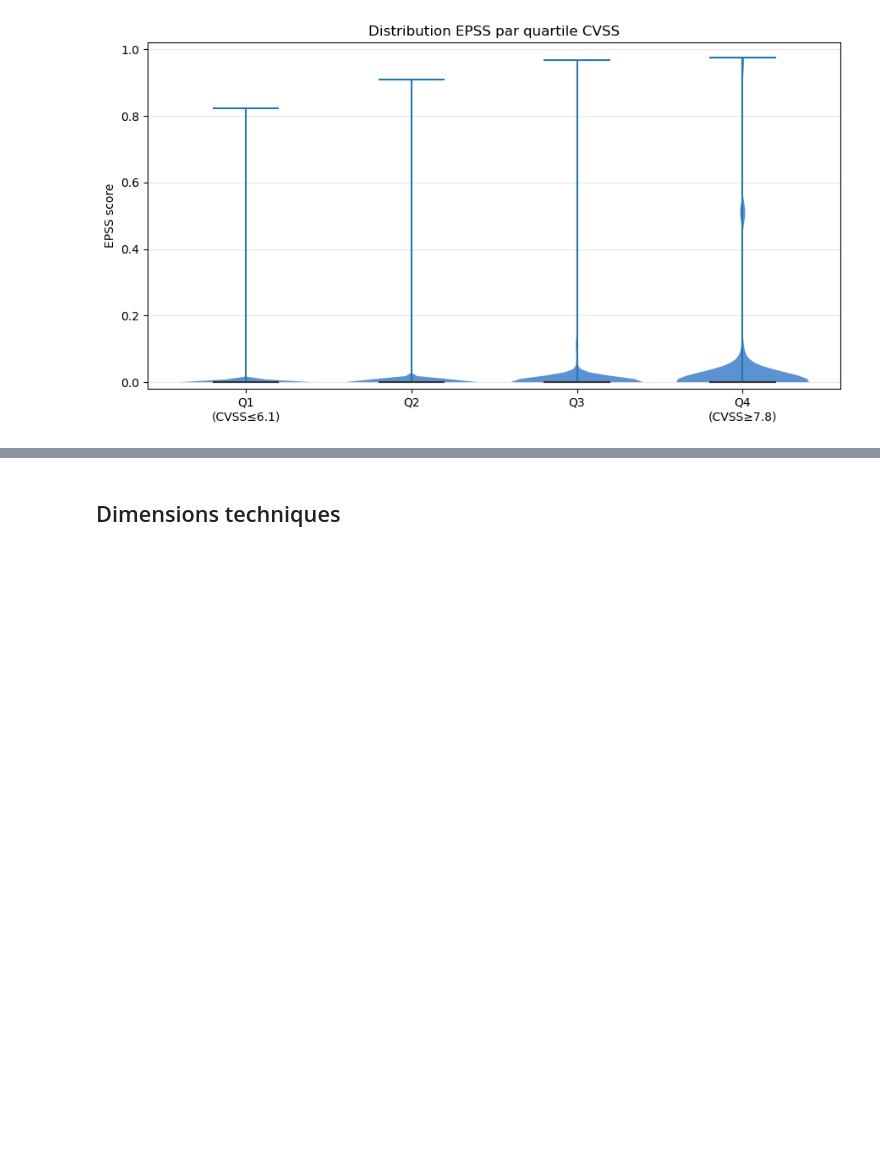
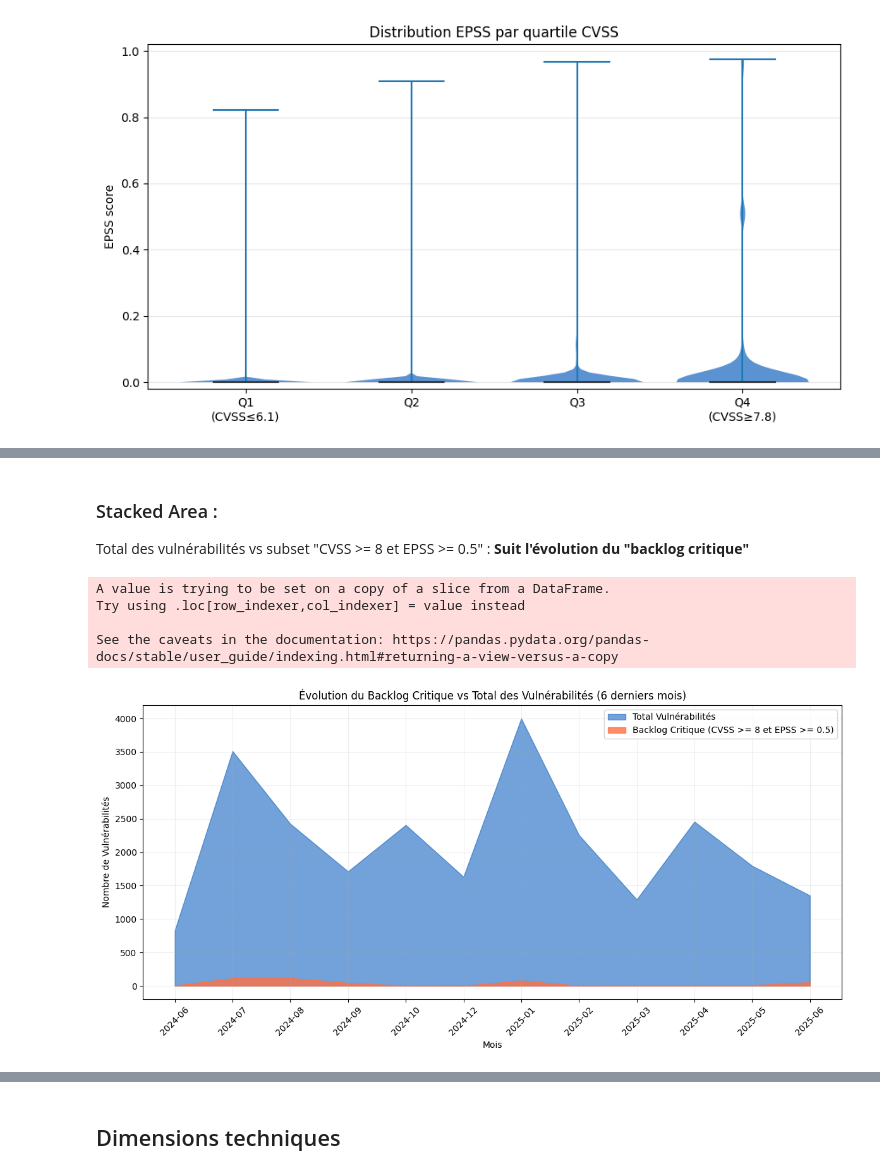
Before and after one commit to DorDNS/AtelierDS_PRJ, a Jupyter notebook: notebooks/analysis.ipynb, the cells around one changed output, grey strips where cells are left out. Cells and saved outputs as stored; diff of their text form; code cells hidden in the pictures; blank space fills up the shorter version.

```diff
--- a/notebooks/analysis.ipynb
+++ b/notebooks/analysis.ipynb
@@ -188,0 +226,41 @@ plt.show()
+# %% [markdown]
+### Stacked Area :
+
+Total des vulnérabilités vs subset "CVSS >= 8 et EPSS >= 0.5" : **Suit l'évolution du "backlog critique"**
+# %%
+# Définir la date limite (6 mois avant aujourd'hui)
+date_limite = pd.Timestamp.now() - pd.DateOffset(months=12)
+
+# Filtrer les données pour la période récente
+df_recent = df[df["date"] >= date_limite]
+
+# Regroupement par mois pour les vulnérabilités totales et critiques
+df_recent["month"] = df_recent["date"].dt.to_period("M")
+monthly_total_recent = df_recent.groupby("month").size()
+
+critical_subset_recent = df_recent[(df_recent["cvss_score"] >= 8) & (df_recent["epss_score"] >= 0.5)]
+monthly_critical_recent = critical_subset_recent.groupby("month").size()
+
+# Alignement des index pour éviter les NaN
+monthly_total_recent = monthly_total_recent.reindex(monthly_critical_recent.index, fill_value=0)
+
+plt.figure(figsize=(12, 6))
+
+# Plot des données mensuelles pour la période récente
+plt.fill_between(monthly_total_recent.index.astype(str), monthly_total_recent.values, color="#1565C0", alpha=0.6, label="Total Vulnérabilités")
+plt.fill_between(monthly_critical_recent.index.astype(str), monthly_critical_recent.values, color="#FF7043", alpha=0.8, label="Backlog Critique (CVSS >= 8 et EPSS >= 0.5)")
+
+plt.xlabel("Mois")
+plt.ylabel("Nombre de Vulnérabilités")
+plt.xticks(rotation=45)
+plt.title("Évolution du Backlog Critique vs Total des Vulnérabilités (6 derniers mois)")
+plt.legend()
+plt.grid(alpha=0.2)
+plt.tight_layout()
+plt.show()
+# %% [output]
+A value is trying to be set on a copy of a slice from a DataFrame.
+Try using .loc[row_indexer,col_indexer] = value instead
+
+See the caveats in the documentation: https://pandas.pydata.org/pandas-docs/stable/user_guide/indexing.html#returning-a-view-versus-a-copy
+[figure, added]
```
Also changed, not shown: parts of 12 cells of this notebook.
